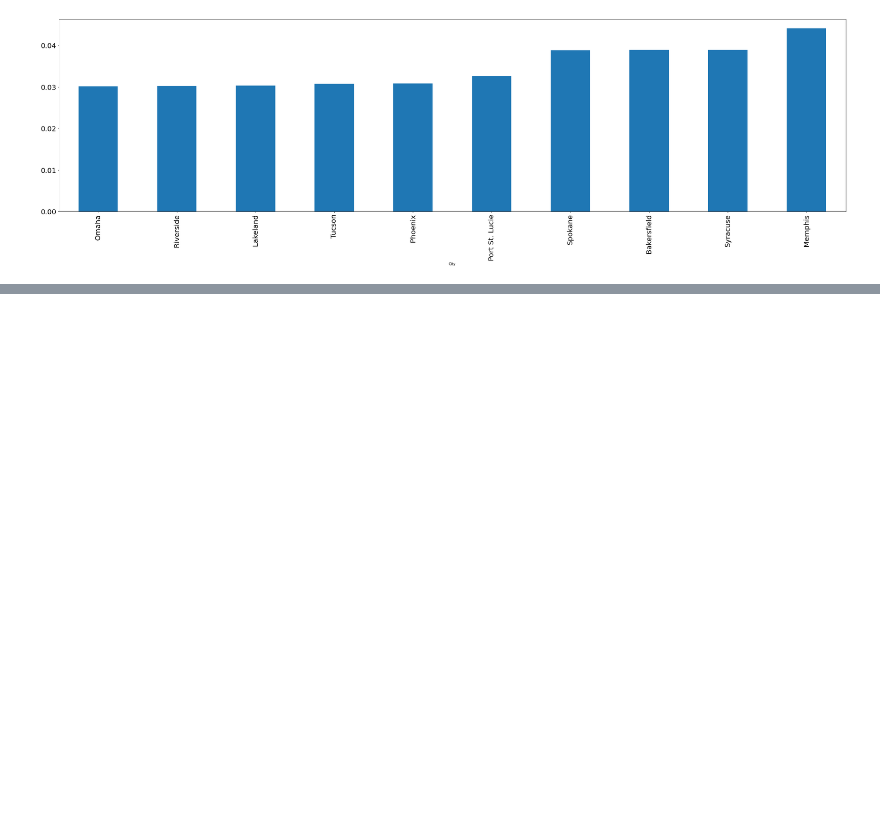
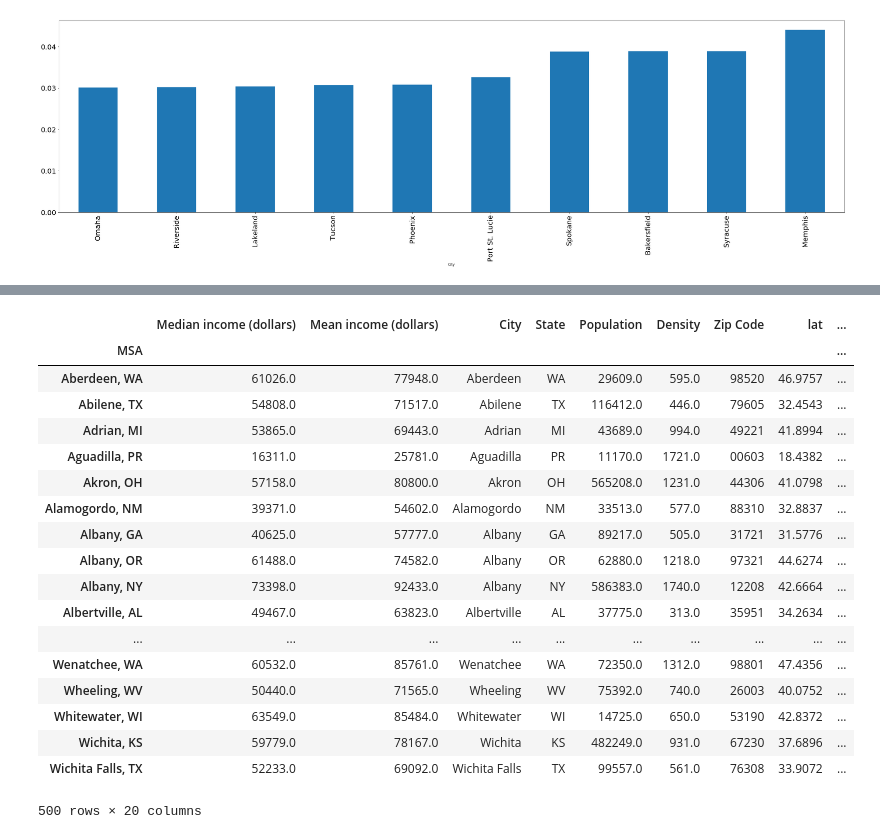
Before and after one commit to Luminous171/Project_1, a Jupyter notebook: Python_Files/Project_1_AH.ipynb, the cells around one changed output, grey strips where cells are left out. Cells and saved outputs as stored; diff of their text form; code cells hidden in the pictures; blank space fills up the shorter version.

```diff
--- a/Python_Files/Project_1_AH.ipynb
+++ b/Python_Files/Project_1_AH.ipynb
@@ -176,0 +312,6 @@ corona_impact_df.plot(kind='bar',figsize=(40,10),fontsize=(20))
+# %%
+# re arrange order and drop columns we do not need
+sale_stats_df=sale_stats_df[['City','State','% Sale Price Change Since Feb', 'Avg Sale Price Last 12M', 'Sale Price Last', 'Sale Pr CAGR GFC','Sale Pr Standard Deviation']]
+sale_stats_df.head(5)
+
+# sale_stats_df[sale_stats_df['City']=='Longview']
@@ -176,0 +573,9 @@ corona_impact_df.plot(kind='bar',figsize=(40,10),fontsize=(20))
+# %%
+# Further cleaning the columns median income and average income
+# Nika, what Are we doing here?
+median_income_df['Median income (dollars)'] =median_income_df['Median income (dollars)'].apply(lambda x: float(x.split()[0].replace(',', '')))
+median_income_df['Mean income (dollars)']=median_income_df['Mean income (dollars)'].apply(lambda x: float(x.split()[0].replace(',', '')))
+
+# Nika, what Are we doing here?
+median_income_df['Median income (dollars)']=median_income_df['Median income (dollars)'].astype(str).astype(float)
+median_income_df['Mean income (dollars)']=median_income_df['Mean income (dollars)'].astype(str).astype(float)
@@ -176,0 +587,43 @@ corona_impact_df.plot(kind='bar',figsize=(40,10),fontsize=(20))
+# %%
+# List of clean databases
+# sale_stats_df
+# rent_stats_df
+# lon_lat_density_df
+
+# Remove duplicate columns in merge
+sale_clean=sale_stats_df.drop(columns=['City','State'])
+rent_clean=rent_stats_df.drop(columns=['City','State'])
+
+combined_df = pd.merge(sale_clean,rent_clean,how='outer',on='MSA')
+combined_df = pd.merge(lon_lat_density_df,combined_df,how='outer',on='MSA')
+combined_df = pd.merge(median_income_df,combined_df,how='inner',on='MSA')
+
+# (combined_df[combined_df.index=='New York, NY']).sort_index()
+# combined_df[combined_df['City_x']=='New York'].sort_index()
+combined_df[combined_df['State']=='NY'].sort_index()
+# combined_df
+# (longlatdensity_df[longlatdensity_df['population']>100000])
+
+# affordability_df= pd.merge(firstmerge, rental_price_2019_affdf,on='Primary MSA')
+# affordability_df.head(5)
+combined_df.head(500)
+# %% [output]
+|  | Median income (dollars) | Mean income (dollars) | City | State | Population | Density | Zip Code | lat | ... |
+| MSA |  |  |  |  |  |  |  |  | ... |
+| Aberdeen, WA | 61026.0 | 77948.0 | Aberdeen | WA | 29609.0 | 595.0 | 98520 | 46.9757 | ... |
+| Abilene, TX | 54808.0 | 71517.0 | Abilene | TX | 116412.0 | 446.0 | 79605 | 32.4543 | ... |
+| Adrian, MI | 53865.0 | 69443.0 | Adrian | MI | 43689.0 | 994.0 | 49221 | 41.8994 | ... |
+| Aguadilla, PR | 16311.0 | 25781.0 | Aguadilla | PR | 11170.0 | 1721.0 | 00603 | 18.4382 | ... |
+| Akron, OH | 57158.0 | 80800.0 | Akron | OH | 565208.0 | 1231.0 | 44306 | 41.0798 | ... |
+| Alamogordo, NM | 39371.0 | 54602.0 | Alamogordo | NM | 33513.0 | 577.0 | 88310 | 32.8837 | ... |
+| Albany, GA | 40625.0 | 57777.0 | Albany | GA | 89217.0 | 505.0 | 31721 | 31.5776 | ... |
+| Albany, OR | 61488.0 | 74582.0 | Albany | OR | 62880.0 | 1218.0 | 97321 | 44.6274 | ... |
+| Albany, NY | 73398.0 | 92433.0 | Albany | NY | 586383.0 | 1740.0 | 12208 | 42.6664 | ... |
+| Albertville, AL | 49467.0 | 63823.0 | Albertville | AL | 37775.0 | 313.0 | 35951 | 34.2634 | ... |
+| ... | ... | ... | ... | ... | ... | ... | ... | ... | ... |
+| Wenatchee, WA | 60532.0 | 85761.0 | Wenatchee | WA | 72350.0 | 1312.0 | 98801 | 47.4356 | ... |
+| Wheeling, WV | 50440.0 | 71565.0 | Wheeling | WV | 75392.0 | 740.0 | 26003 | 40.0752 | ... |
+| Whitewater, WI | 63549.0 | 85484.0 | Whitewater | WI | 14725.0 | 650.0 | 53190 | 42.8372 | ... |
+| Wichita, KS | 59779.0 | 78167.0 | Wichita | KS | 482249.0 | 931.0 | 67230 | 37.6896 | ... |
+| Wichita Falls, TX | 52233.0 | 69092.0 | Wichita Falls | TX | 99557.0 | 561.0 | 76308 | 33.9072 | ... |
+500 rows × 20 columns
```
Also changed, not shown: parts of 21 cells of this notebook.
